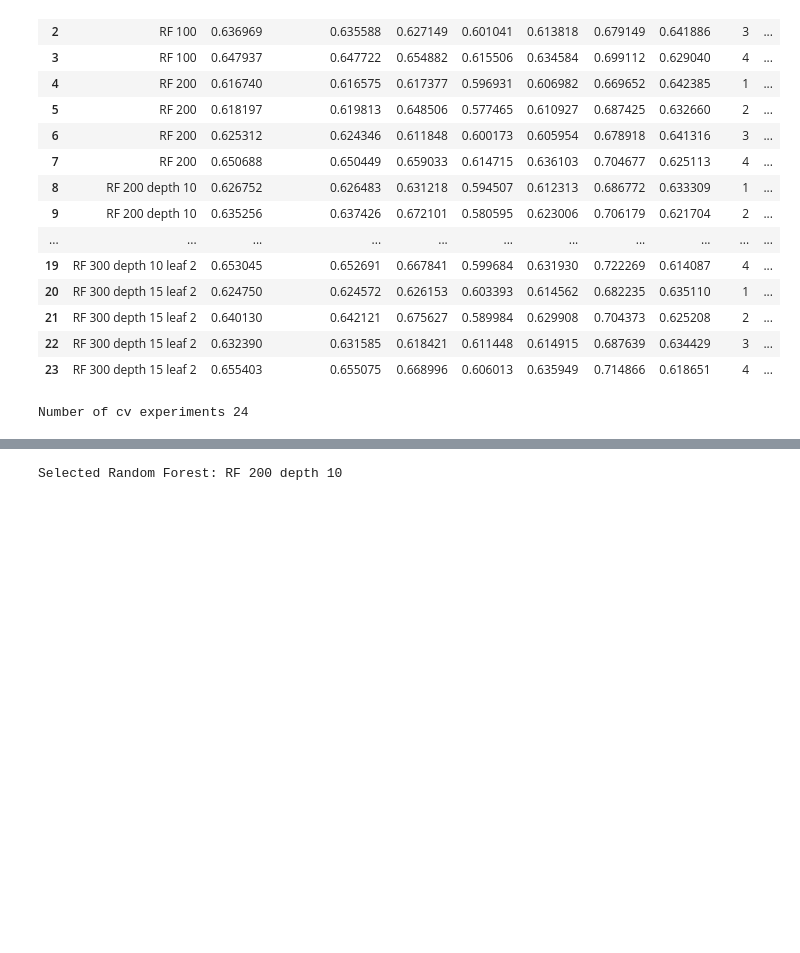
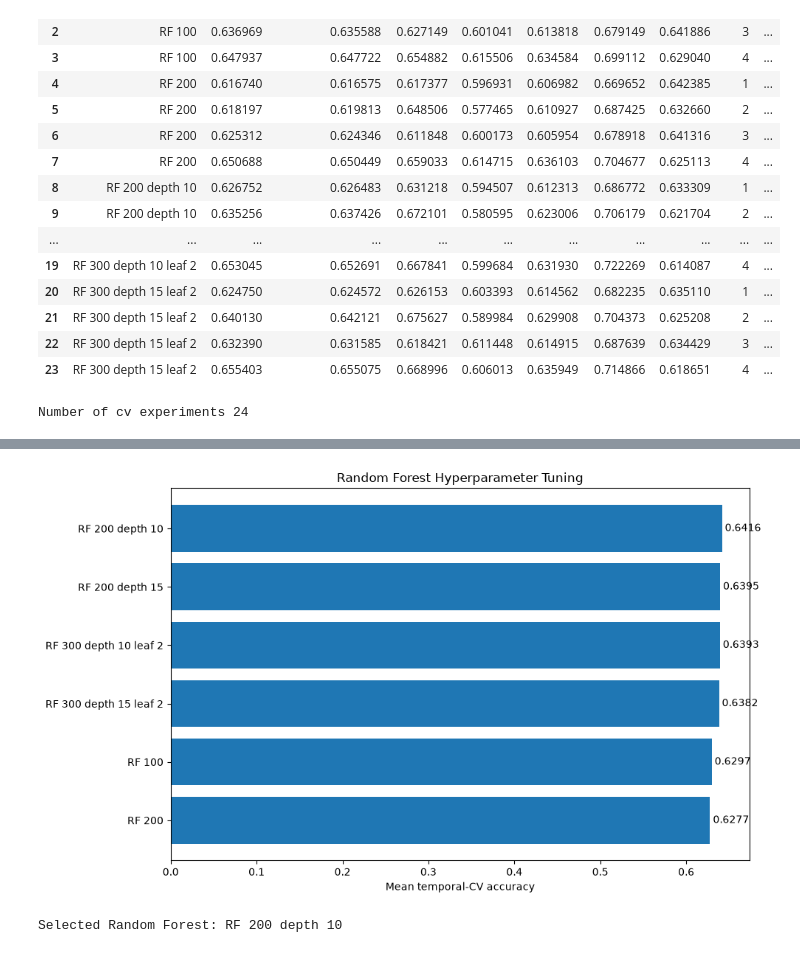
Before and after one commit to elimiotto05/artificial_intelligence, a Jupyter notebook: notebooks/06_random_forest.ipynb, the cells around one changed output, grey strips where cells are left out. Drawn from its saved outputs; the diff is of its cells as text; code cells hidden in the pictures; blank space fills up the shorter version.

```diff
--- a/notebooks/06_random_forest.ipynb
+++ b/notebooks/06_random_forest.ipynb
@@ -460,6 +437,41 @@ rf_cv_summary
 | 3 | RF 300 depth 15 leaf 2 | 0.638168 | 0.013094 | 0.638338 | 0.623833 | 0.697278 | 0.628350 |
 | 4 | RF 100 | 0.629689 | 0.017209 | 0.629844 | 0.612559 | 0.682588 | 0.637232 |
 | 5 | RF 200 | 0.627734 | 0.015754 | 0.627796 | 0.614992 | 0.685168 | 0.635369 |
+# %%
+plot_data = (
+    rf_cv_summary.sort_values(
+        "MeanAccuracy",
+        ascending=True
+    )
+)
+
+plt.figure(figsize=(10, 6))
+
+bars = plt.barh(
+    plot_data["Model"],
+    plot_data["MeanAccuracy"]
+)
+
+plt.xlabel("Mean temporal-CV accuracy")
+
+plt.title("Random Forest Hyperparameter Tuning")
+
+for bar, value in zip(
+    bars,
+    plot_data["MeanAccuracy"]
+):
+
+    plt.text(
+        value,
+        bar.get_y() + bar.get_height() / 2,
+        f" {value:.4f}",
+        va="center"
+    )
+
+plt.tight_layout()
+plt.show()
+# %% [output]
+[figure, added]
 # %%
 best_model_name = (rf_cv_summary.iloc[0]["Model"])
 print("Selected Random Forest:", best_model_name)
```
Also changed, not shown: parts of 16 cells of this notebook, 15 other files.
